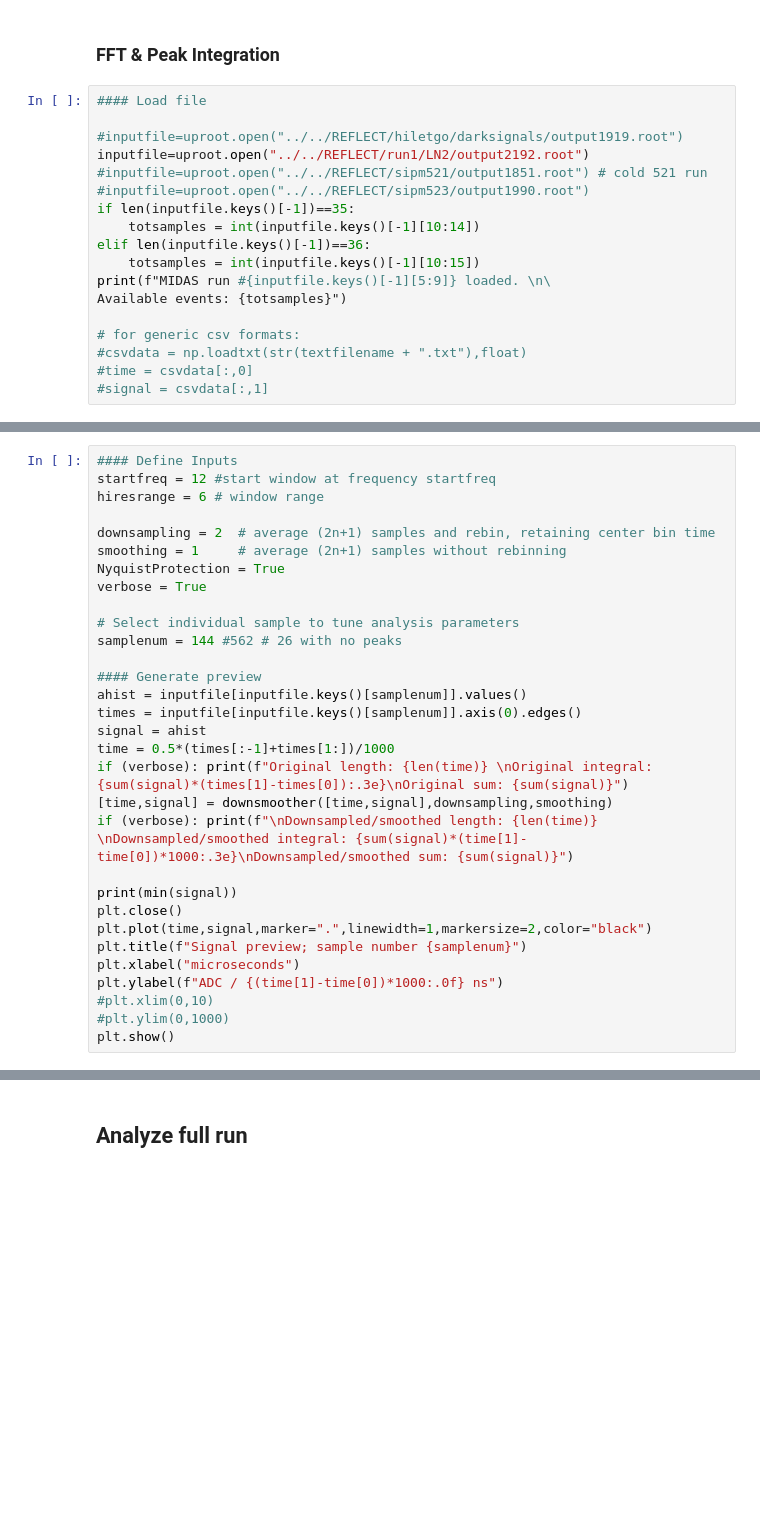
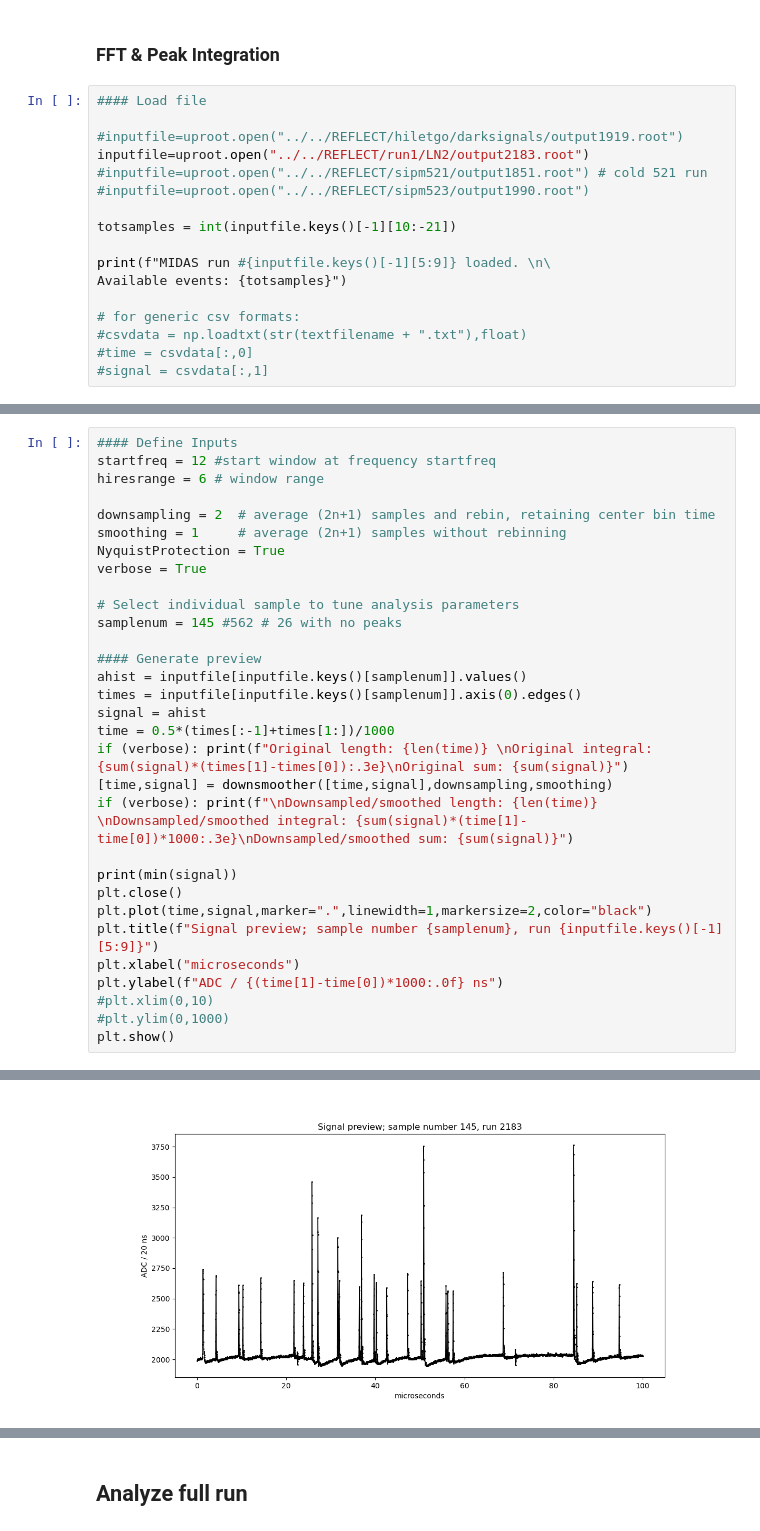
Before and after one commit to peckalec/dm-lab, a Jupyter notebook: REFLECT/SiPM_Analysis.ipynb, the cells around one changed output, grey strips where cells are left out. Drawn from its saved outputs; the diff is of its cells as text; blank space fills up the shorter version.

```diff
--- a/REFLECT/SiPM_Analysis.ipynb
+++ b/REFLECT/SiPM_Analysis.ipynb
@@ -68,13 +158,12 @@ def gaussian(x,m,s,a):
 #### Load file
 
 #inputfile=uproot.open("../../REFLECT/hiletgo/darksignals/output1919.root")
-inputfile=uproot.open("../../REFLECT/run1/LN2/output2192.root")
+inputfile=uproot.open("../../REFLECT/run1/LN2/output2183.root")
 #inputfile=uproot.open("../../REFLECT/sipm521/output1851.root") # cold 521 run
 #inputfile=uproot.open("../../REFLECT/sipm523/output1990.root")
-if len(inputfile.keys()[-1])==35:
-    totsamples = int(inputfile.keys()[-1][10:14])
-elif len(inputfile.keys()[-1])==36:
-    totsamples = int(inputfile.keys()[-1][10:15])
+
+totsamples = int(inputfile.keys()[-1][10:-21])
+
 print(f"MIDAS run #{inputfile.keys()[-1][5:9]} loaded. \n\
 Available events: {totsamples}")
 
@@ -121,7 +217,7 @@ NyquistProtection = True
 verbose = True
 
 # Select individual sample to tune analysis parameters
-samplenum = 144 #562 # 26 with no peaks
+samplenum = 145 #562 # 26 with no peaks
 
 #### Generate preview
 ahist = inputfile[inputfile.keys()[samplenum]].values()
@@ -135,9 +231,10 @@ if (verbose): print(f"\nDownsampled/smoothed length: {len(time)} \nDownsampled/s
 print(min(signal))
 plt.close()
 plt.plot(time,signal,marker=".",linewidth=1,markersize=2,color="black")
-plt.title(f"Signal preview; sample number {samplenum}")
+plt.title(f"Signal preview; sample number {samplenum}, run {inputfile.keys()[-1][5:9]}")
 plt.xlabel("microseconds")
 plt.ylabel(f"ADC / {(time[1]-time[0])*1000:.0f} ns")
 #plt.xlim(0,10)
 #plt.ylim(0,1000)
 plt.show()
+# %% [output]
@@ -144,3 +249,4 @@ plt.show()
+[figure, added]
 # %%
 #### Calculate Fourier amplitudes
 tic()
```
Also changed, not shown: parts of 41 cells of this notebook.
